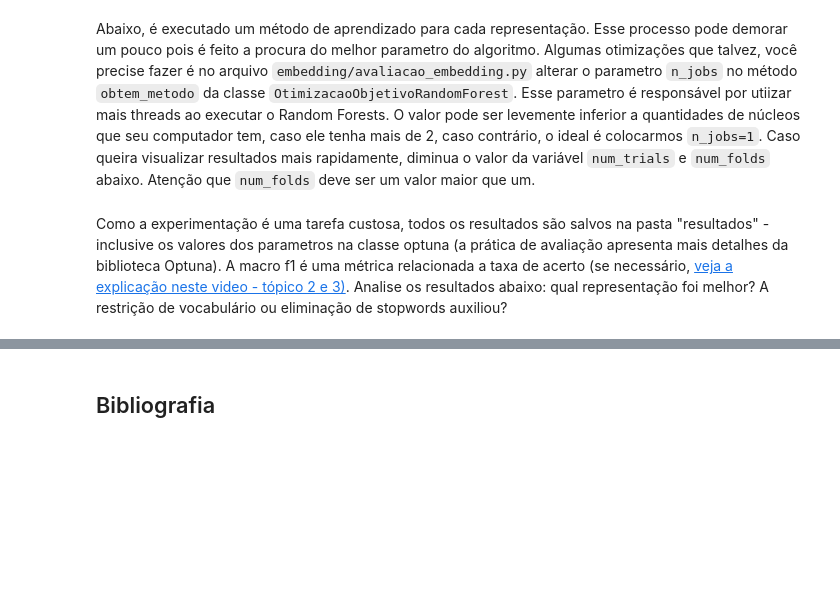
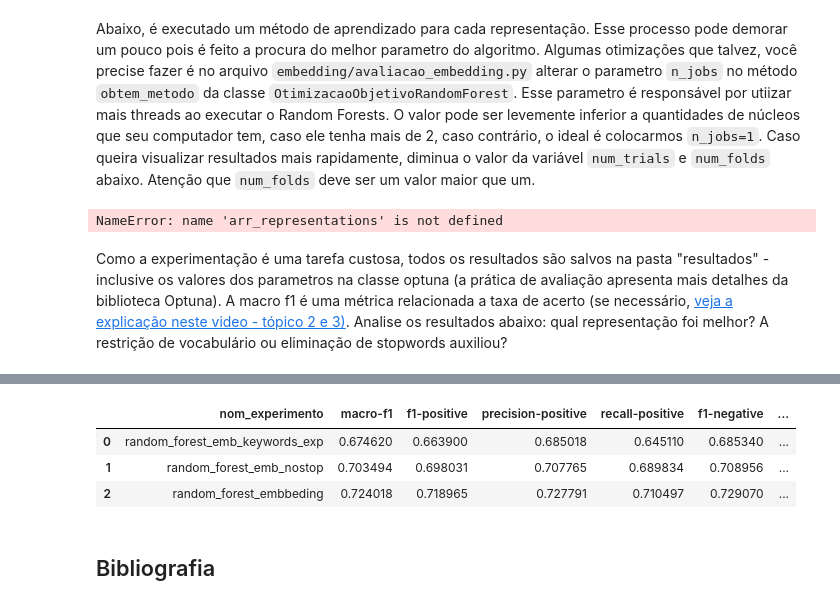
Before and after one commit to Lorenagoc/Machine-Learning, a Jupyter notebook: ap-de-maquina-embedding-master/Especificacao - Representacoes Textuais e Ap de Maquina.ipynb, the cells around one changed output, grey strips where cells are left out. Saved outputs shown, nothing was run; the diff lists cells and outputs as text; code cells hidden in the pictures; blank space fills up the shorter version.

```diff
--- a/ap-de-maquina-embedding-master/Especificacao - Representacoes Textuais e Ap de Maquina.ipynb
+++ b/ap-de-maquina-embedding-master/Especificacao - Representacoes Textuais e Ap de Maquina.ipynb
@@ -463,30 +806,44 @@ Abaixo, é executado um método de aprendizado  para cada representação. Esse
 # %%
 import pandas as pd
 import optuna
-from embeddings.avaliacao_embedding import calcula_experimento_representacao, OtimizacaoObjetivoRandomForest
+from embeddings.avaliacao_embedding import (
+    calcula_experimento_representacao,
+    OtimizacaoObjetivoRandomForest,
+)
 
 # Método de aprendizado de máquina a ser usado
-dict_metodo = {"random_forest":{"classe_otimizacao":OtimizacaoObjetivoRandomForest,
-                                "sampler":optuna.samplers.TPESampler(seed=1, n_startup_trials=10)},
-              }
-df_amazon_reviews = pd.read_csv("datasets/amazon_reviews_mini.txt",index_col="id")
+dict_metodo = {
+    "random_forest": {
+        "classe_otimizacao": OtimizacaoObjetivoRandomForest,
+        "sampler": optuna.samplers.TPESampler(seed=1, n_startup_trials=10),
+    },
+}
+df_amazon_reviews = pd.read_csv("datasets/amazon_reviews_mini.txt", index_col="id")
 
-#executa experimento com a representacao determinada e o método
+# executa experimento com a representacao determinada e o método
 for metodo, param_metodo in dict_metodo.items():
     for representation in arr_representations:
         print(f"===== Representação: {representation.nome}")
         col_classe = "class"
-        num_folds = 5
+        num_folds = 2
         num_folds_validacao = 3
-        num_trials = 100
+        num_trials = 1
 
-
-        nom_experimento = f"{metodo}_"+representation.nome
-        experimento = calcula_experimento_representacao(nom_experimento,representation,df_amazon_reviews,
-                                            col_classe,num_folds,num_folds_validacao,num_trials,
-                                            ClasseObjetivoOtimizacao=param_metodo['classe_otimizacao'],
-                                                sampler=param_metodo['sampler'])
+        nom_experimento = f"{metodo}_" + representation.nome
+        experimento = calcula_experimento_representacao(
+            nom_experimento,
+            representation,
+            df_amazon_reviews,
+            col_classe,
+            num_folds,
+            num_folds_validacao,
+            num_trials,
+            ClasseObjetivoOtimizacao=param_metodo["classe_otimizacao"],
+            sampler=param_metodo["sampler"],
+        )
         print(f"Representação: {representation.nome} concluida")
+# %% [output]
+NameError: name 'arr_representations' is not defined
 # %% [markdown]
 Como a experimentação é uma tarefa custosa, todos os resultados são salvos na pasta "resultados" - inclusive os valores dos parametros na classe optuna (a prática de avaliação apresenta mais detalhes da biblioteca Optuna). A macro f1 é uma métrica relacionada a taxa de acerto (se necessário, [veja a explicação neste video - tópico 2 e 3)](https://www.youtube.com/watch?v=u7o7CSeXaNs&list=PLwIaU1DGYV6tUx10fCTw5aPnqypbbK_GJ&index=13). Analise os resultados abaixo: qual representação foi melhor? A restrição de vocabulário ou eliminação de stopwords auxiliou?
 # %%
@@ -502,21 +859,30 @@ for resultado_csv in os.listdir("resultados"):
     if resultado_csv.endswith("csv"):
         nom_experimento = resultado_csv.split(".")[0]
 
-        #carrega resultados previamente realizados
-        experimento = Experimento(nom_experimento,[])
+        # carrega resultados previamente realizados
+        experimento = Experimento(nom_experimento, [])
         experimento.carrega_resultados_existentes()
 
-        #adiciona experimento
+        # adiciona experimento
         num_folds = len(experimento.resultados)
-        dict_resultados = {"nom_experimento":nom_experimento,
-                            "macro-f1":sum([r.macro_f1 for r in experimento.resultados])/num_folds}
-        #resultados por classe
+        dict_resultados = {
+            "nom_experimento": nom_experimento,
+            "macro-f1": sum([r.macro_f1 for r in experimento.resultados]) / num_folds,
+        }
+        # resultados por classe
         for classe in experimento.resultados[0].mat_confusao.keys():
-
-            dict_resultados[f"f1-{classe}"] = sum([r.f1_por_classe[classe] for r in experimento.resultados])/num_folds
-            dict_resultados[f"precision-{classe}"] = sum([r.precisao[classe] for r in experimento.resultados])/num_folds
-            dict_resultados[f"recall-{classe}"] = sum([r.revocacao[classe] for r in experimento.resultados])/num_folds
+            dict_resultados[f"f1-{classe}"] = (
+                sum([r.f1_por_classe[classe] for r in experimento.resultados])
+                / num_folds
+            )
+            dict_resultados[f"precision-{classe}"] = (
+                sum([r.precisao[classe] for r in experimento.resultados]) / num_folds
+            )
+            dict_resultados[f"recall-{classe}"] = (
+                sum([r.revocacao[classe] for r in experimento.resultados]) / num_folds
+            )
 
         arr_resultado.append(dict_resultados)
 
 pd.DataFrame.from_dict(arr_resultado)
+# %% [output]
@@ -523,3 +904,7 @@ pd.DataFrame.from_dict(arr_resultado)
+|  | nom_experimento | macro-f1 | f1-positive | precision-positive | recall-positive | f1-negative | ... |
+| 0 | random_forest_emb_keywords_exp | 0.674620 | 0.663900 | 0.685018 | 0.645110 | 0.685340 | ... |
+| 1 | random_forest_emb_nostop | 0.703494 | 0.698031 | 0.707765 | 0.689834 | 0.708956 | ... |
+| 2 | random_forest_embbeding | 0.724018 | 0.718965 | 0.727791 | 0.710497 | 0.729070 | ... |
 # %% [markdown]
 ## Bibliografia
 # %% [markdown]
```
Also changed, not shown: parts of 30 cells of this notebook.
